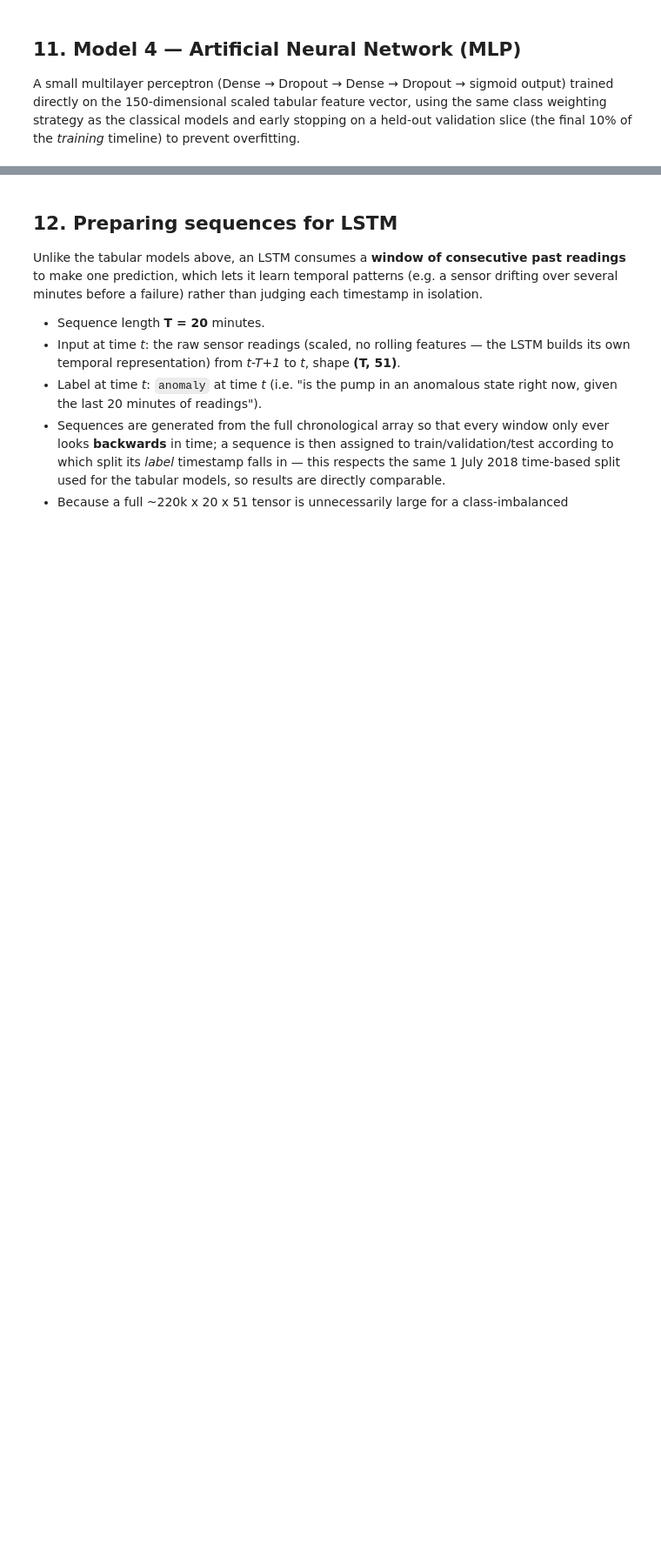
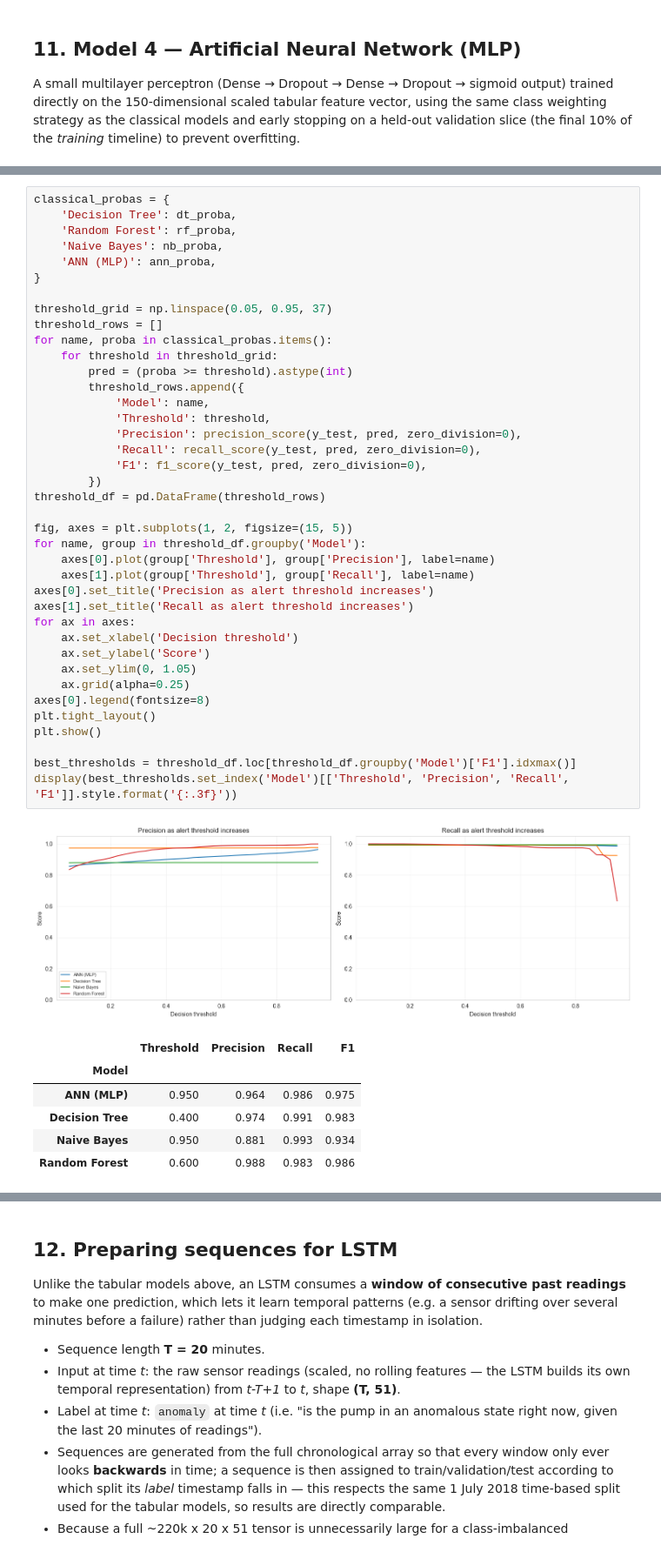
Before and after one commit to AveryDoan/PRT565-Assessment-4-Group-Report, a Jupyter notebook: notebook.ipynb, the cells around one changed output, grey strips where cells are left out. Shown at 87% size. Drawn from its saved outputs; the diff is of its cells as text; blank space fills up the shorter version.

```diff
--- a/notebook.ipynb
+++ b/notebook.ipynb
@@ -812,0 +895,47 @@ ROC-AUC: 0.9995   PR-AUC: 0.9949
+# %%
+classical_probas = {
+    'Decision Tree': dt_proba,
+    'Random Forest': rf_proba,
+    'Naive Bayes': nb_proba,
+    'ANN (MLP)': ann_proba,
+}
+
+threshold_grid = np.linspace(0.05, 0.95, 37)
+threshold_rows = []
+for name, proba in classical_probas.items():
+    for threshold in threshold_grid:
+        pred = (proba >= threshold).astype(int)
+        threshold_rows.append({
+            'Model': name,
+            'Threshold': threshold,
+            'Precision': precision_score(y_test, pred, zero_division=0),
+            'Recall': recall_score(y_test, pred, zero_division=0),
+            'F1': f1_score(y_test, pred, zero_division=0),
+        })
+threshold_df = pd.DataFrame(threshold_rows)
+
+fig, axes = plt.subplots(1, 2, figsize=(15, 5))
+for name, group in threshold_df.groupby('Model'):
+    axes[0].plot(group['Threshold'], group['Precision'], label=name)
+    axes[1].plot(group['Threshold'], group['Recall'], label=name)
+axes[0].set_title('Precision as alert threshold increases')
+axes[1].set_title('Recall as alert threshold increases')
+for ax in axes:
+    ax.set_xlabel('Decision threshold')
+    ax.set_ylabel('Score')
+    ax.set_ylim(0, 1.05)
+    ax.grid(alpha=0.25)
+axes[0].legend(fontsize=8)
+plt.tight_layout()
+plt.show()
+
+best_thresholds = threshold_df.loc[threshold_df.groupby('Model')['F1'].idxmax()]
+display(best_thresholds.set_index('Model')[['Threshold', 'Precision', 'Recall', 'F1']].style.format('{:.3f}'))
+# %% [output]
+[figure, added]
+|  | Threshold | Precision | Recall | F1 |
+| Model |  |  |  |  |
+| ANN (MLP) | 0.950 | 0.964 | 0.986 | 0.975 |
+| Decision Tree | 0.400 | 0.974 | 0.991 | 0.983 |
+| Naive Bayes | 0.950 | 0.881 | 0.993 | 0.934 |
+| Random Forest | 0.600 | 0.988 | 0.983 | 0.986 |
```
Also changed, not shown: parts of 28 cells of this notebook.
